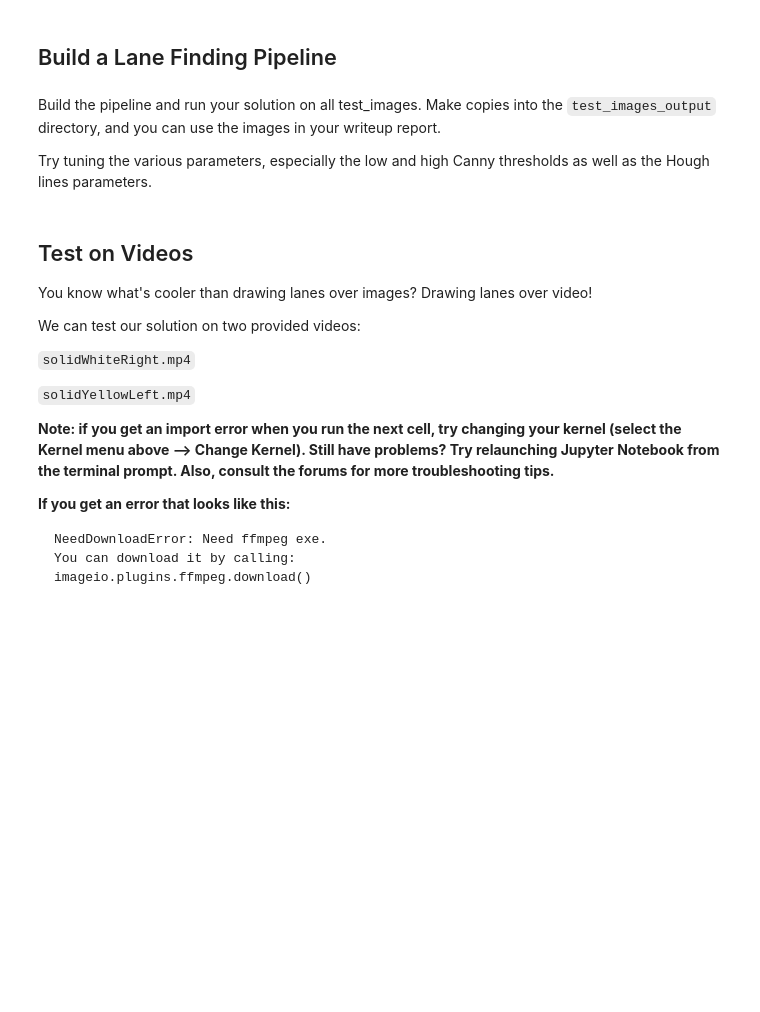
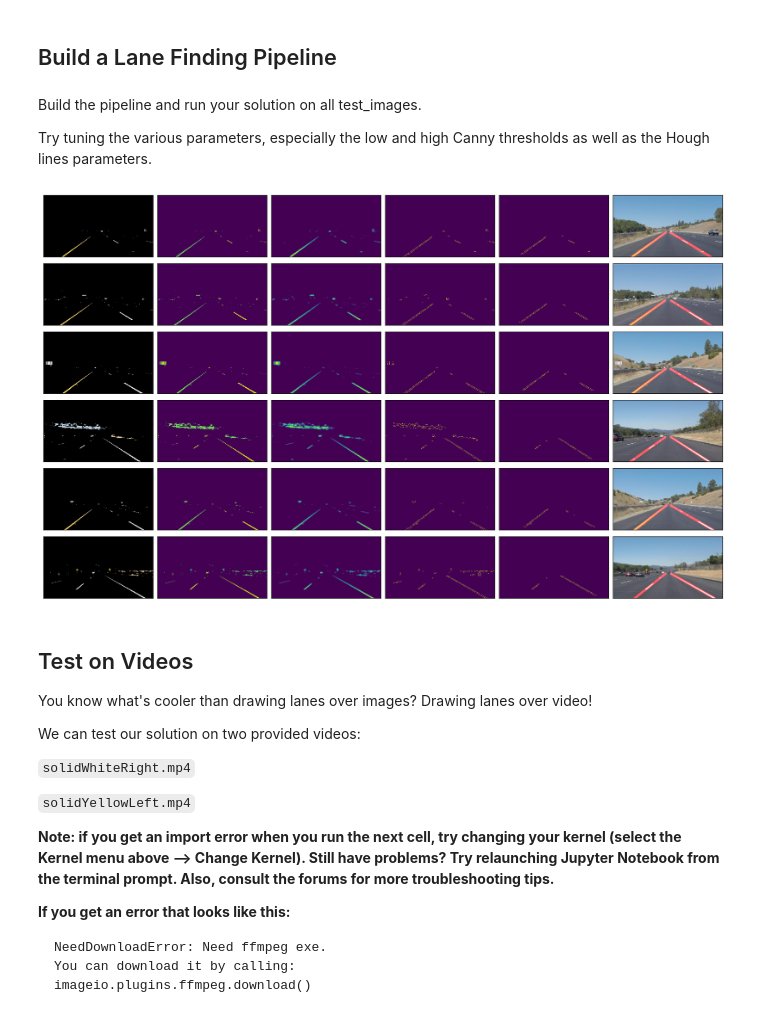
Before and after one commit to iamacod3r/lane-lines-p1, a Jupyter notebook: P1.ipynb, the cells around one changed output. Cells and saved outputs as stored; diff of their text form; code cells hidden in the pictures; blank space fills up the shorter version.

```diff
--- a/P1.ipynb
+++ b/P1.ipynb
@@ -206,6 +321,6 @@ os.listdir(imagesFolder)
 # %% [markdown]
 ## Build a Lane Finding Pipeline
 # %% [markdown]
-Build the pipeline and run your solution on all test_images. Make copies into the `test_images_output` directory, and you can use the images in your writeup report.
+Build the pipeline and run your solution on all test_images.
 
 Try tuning the various parameters, especially the low and high Canny thresholds as well as the Hough lines parameters.
@@ -215,3 +327,25 @@ Try tuning the various parameters, especially the low and high Canny thresholds
+# %%
+# TODO: Build your pipeline that will draw lane lines on the test_images
+# then save them to the test_images directory.
+
+
+#test
+processImageList = []
+for x, image in enumerate(imageList):
+    setConfig(image.shape[1], image.shape[0])
+    imgWhiteYellow = processWhiteYellow(image)
+    imgGrayScale = grayScale(imgWhiteYellow)
+    imgBlur = gaussianBlur(imgGrayScale,kernelSize)
+    cannyImg = canny(imgBlur,lowThreshold,highThreshold)
+    img = regionOfInterest(cannyImg, vertices)
+    lines = houghLines(img, rho, theta)
+    drawImg = drawLines(image, laneLines(lines), thickness)
+    processImageList.extend((imgWhiteYellow,imgGrayScale,imgBlur,cannyImg, img, drawImg))
+
+
+showImages(processImageList, 6)
+# %% [output]
+[figure, added]
 # %% [markdown]
 ## Test on Videos
 
```
Also changed, not shown: parts of 20 cells of this notebook.
